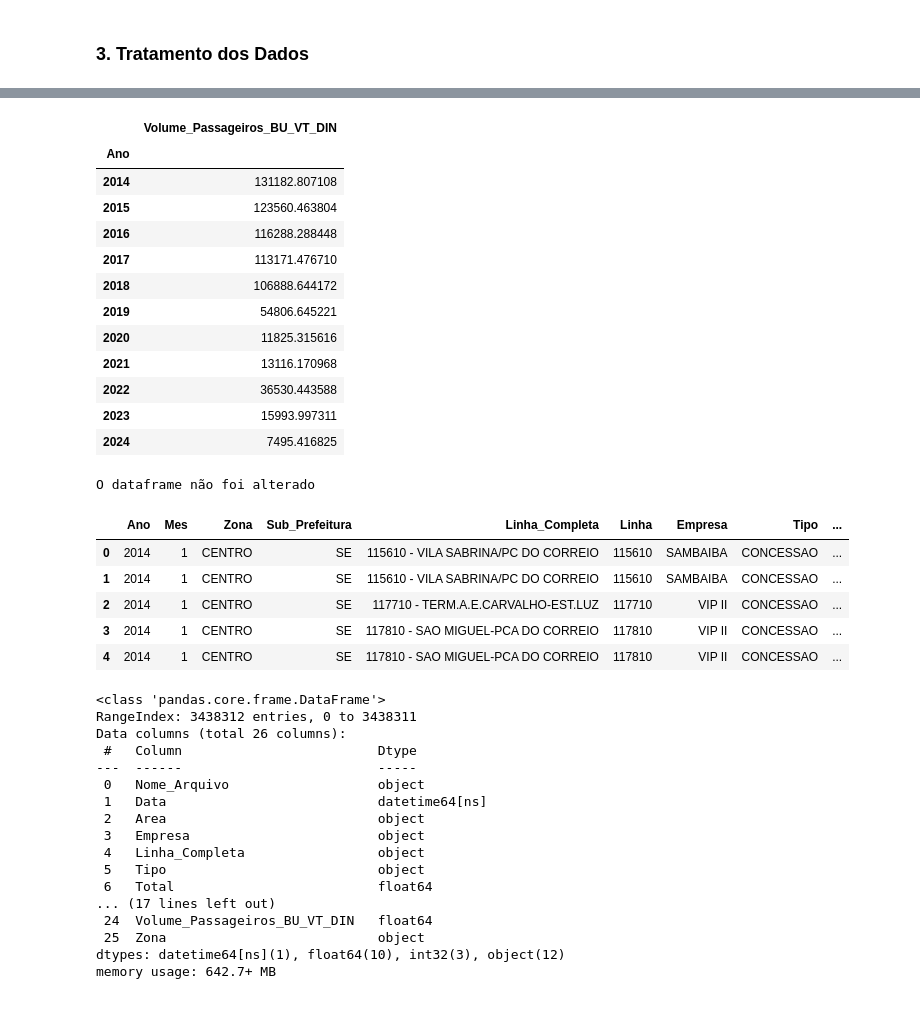
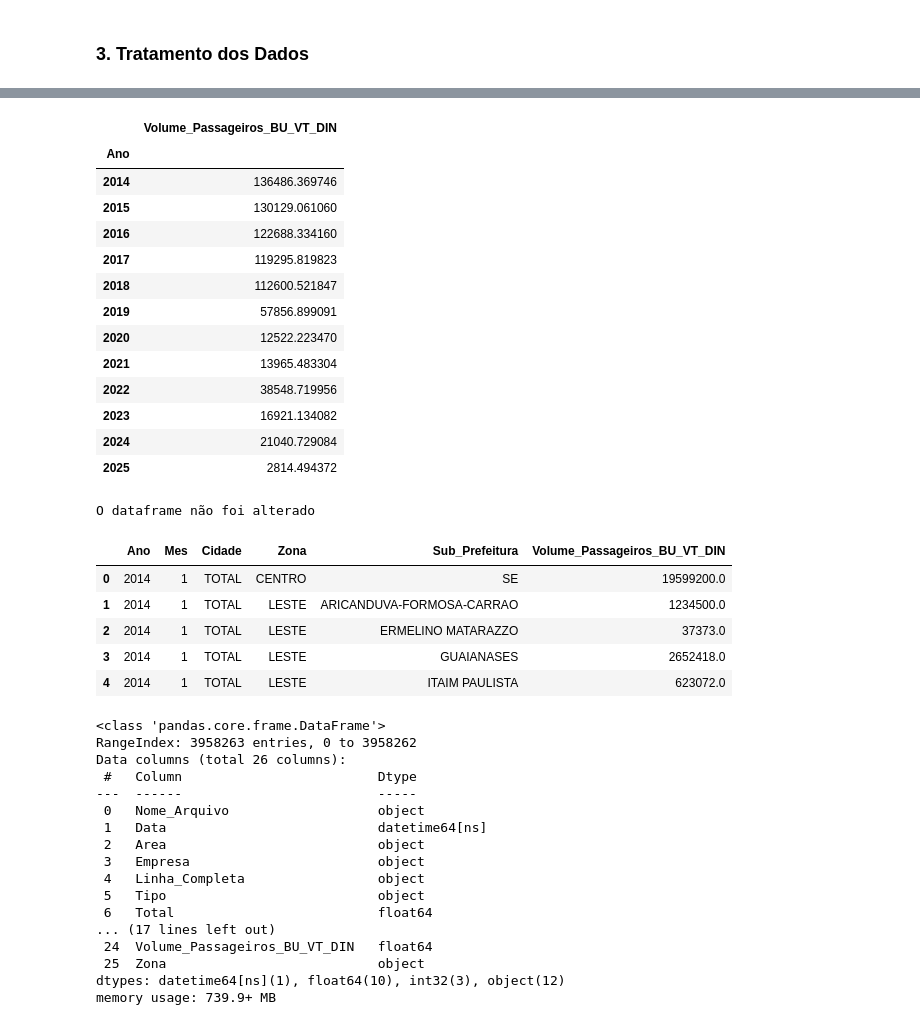
Before and after one commit to almeidaeas/labtransp, a Jupyter notebook: Fase2.1 - PreProcessamento.ipynb, the cells around one changed output, grey strips where cells are left out. Drawn from its saved outputs; the diff is of its cells as text; code cells hidden in the pictures.

```diff
--- a/Fase2.1 - PreProcessamento.ipynb
+++ b/Fase2.1 - PreProcessamento.ipynb
@@ -16,8 +16,8 @@ from sklearn.preprocessing import MinMaxScaler
 # %% [markdown]
 ### Variáveis de Configuração
 # %%
-local_origem = "C:/Lab Transp/Dados Processados/"
-local_destino = "C:/Lab Transp/Dados Processados/"
+local_origem = "C:\\Users\\f112596\\Desktop\\Projetos\\DO\\Lab Transp"
+local_destino = "C:\\Users\\f112596\\Desktop\\Projetos\\DO\\Lab Transp\\Dados Processados"
 
 data_inicio = "2014-01-01"
 data_fim = ""
@@ -261,9 +261,23 @@ class PreProcessamento:
 
         return df
 
+    def remove_outliers_interquartil(self, df, coluna):
+        Q1 = df[coluna].quantile(0.25)
+        Q3 = df[coluna].quantile(0.75)
+        IQR = Q3 - Q1
+        limite_inferior = Q1 - 1.5 * IQR
+        limite_superior = Q3 + 1.5 * IQR
+
+        return df[(df[coluna] > limite_inferior) & (df[coluna] < limite_superior)]
+
+
     def corrigir_outliers(self, df, coluna="Volume_Passageiros_BU_VT_DIN", metodo="interquartil"):
 
         if metodo.lower()=="interquartil":
+
+            df_sem_outliers = df.groupby('Linha').apply(lambda x: self.remove_outliers_interquartil(x, coluna)).reset_index(drop=True)
+
+            '''
             for i, linha in enumerate(np.unique(df['Linha'])):
 
                 #Definição dos Quartis
@@ -285,10 +299,12 @@ class PreProcessamento:
                     df_sem_outliers = df_final.drop(index=fora_limite_inferior)
                     df_sem_outliers.reset_index(drop=True, inplace=True)
                 else:
+                    df_sem_outliers.reset_index(drop=True, inplace=True)
                     df_sem_outliers = df_sem_outliers.drop(index=fora_limite_superior)
                     df_sem_outliers = df_sem_outliers.drop(index=fora_limite_inferior)
                     df_sem_outliers.reset_index(drop=True, inplace=True)
 
+            '''
 
         elif metodo.lower()=="zscore":
             z = np.abs(stats.zscore(df[coluna]))
@@ -520,17 +550,18 @@ df_final[['Ano', 'Volume_Passageiros_BU_VT_DIN']].groupby('Ano').sum('Volume_Pas
 # %% [output]
 |  | Volume_Passageiros_BU_VT_DIN |
 | Ano |  |
-| 2014 | 131182.807108 |
-| 2015 | 123560.463804 |
-| 2016 | 116288.288448 |
-| 2017 | 113171.476710 |
-| 2018 | 106888.644172 |
-| 2019 | 54806.645221 |
-| 2020 | 11825.315616 |
-| 2021 | 13116.170968 |
-| 2022 | 36530.443588 |
-| 2023 | 15993.997311 |
-| 2024 | 7495.416825 |
+| 2014 | 136486.369746 |
+| 2015 | 130129.061060 |
+| 2016 | 122688.334160 |
+| 2017 | 119295.819823 |
+| 2018 | 112600.521847 |
+| 2019 | 57856.899091 |
+| 2020 | 12522.223470 |
+| 2021 | 13965.483304 |
+| 2022 | 38548.719956 |
+| 2023 | 16921.134082 |
+| 2024 | 21040.729084 |
+| 2025 | 2814.494372 |
 # %%
 df_final = Pre_Process.transformacao_dados_(df_final,
                                             coluna="Volume_Passageiros_BU_VT_DIN",
@@ -540,12 +571,15 @@ df_final.reset_index(drop=True, inplace=True)
 # %% [output]
 O dataframe não foi alterado
 # %%
-df_final_agrupado_anomes = df_final[['Zona', 'Sub_Prefeitura', 'Linha_Completa', 'Linha', 'Empresa',  'Tipo',  'Nome_Ponto_Inicial', 'Volume_Passageiros_BU_VT_DIN', 'Ano', 'Mes']].groupby(['Ano', 'Mes', 'Zona', 'Sub_Prefeitura', 'Linha_Completa', 'Linha', 'Empresa',  'Tipo',  'Nome_Ponto_Inicial'], as_index=False).sum('Volume_Passageiros_BU_VT_DIN')
+df_final_agrupado_anomes = df_final[['Zona', 'Sub_Prefeitura', 'Volume_Passageiros_BU_VT_DIN', 'Ano', 'Mes']].groupby(['Ano', 'Mes', 'Zona', 'Sub_Prefeitura'], as_index=False).sum('Volume_Passageiros_BU_VT_DIN')
+df_final_agrupado_anomes['Cidade'] = 'TOTAL'
+df_final_agrupado_anomes = df_final_agrupado_anomes[['Ano', 'Mes', 'Cidade', 'Zona', 'Sub_Prefeitura', 'Volume_Passageiros_BU_VT_DIN']]
+
 df_final_agrupado_anomes.head()
 # %% [output]
-|  | Ano | Mes | Zona | Sub_Prefeitura | Linha_Completa | Linha | Empresa | Tipo | ... |
-| 0 | 2014 | 1 | CENTRO | SE | 115610 - VILA SABRINA/PC DO CORREIO | 115610 | SAMBAIBA | CONCESSAO | ... |
-| 1 | 2014 | 1 | CENTRO | SE | 115610 - VILA SABRINA/PC DO CORREIO | 115610 | SAMBAIBA | CONCESSAO | ... |
-| 2 | 2014 | 1 | CENTRO | SE | 117710 - TERM.A.E.CARVALHO-EST.LUZ | 117710 | VIP II | CONCESSAO | ... |
-| 3 | 2014 | 1 | CENTRO | SE | 117810 - SAO MIGUEL-PCA DO CORREIO | 117810 | VIP II | CONCESSAO | ... |
-| 4 | 2014 | 1 | CENTRO | SE | 117810 - SAO MIGUEL-PCA DO CORREIO | 117810 | VIP II | CONCESSAO | ... |
+|  | Ano | Mes | Cidade | Zona | Sub_Prefeitura | Volume_Passageiros_BU_VT_DIN |
+| 0 | 2014 | 1 | TOTAL | CENTRO | SE | 19599200.0 |
+| 1 | 2014 | 1 | TOTAL | LESTE | ARICANDUVA-FORMOSA-CARRAO | 1234500.0 |
+| 2 | 2014 | 1 | TOTAL | LESTE | ERMELINO MATARAZZO | 37373.0 |
+| 3 | 2014 | 1 | TOTAL | LESTE | GUAIANASES | 2652418.0 |
+| 4 | 2014 | 1 | TOTAL | LESTE | ITAIM PAULISTA | 623072.0 |
@@ -559,7 +591,7 @@ Manipulacao.salvar_arquivo(local_destino, df_final, 'df_final_tratado')
 df_final.info()
 # %% [output]
 <class 'pandas.core.frame.DataFrame'>
-RangeIndex: 3438312 entries, 0 to 3438311
+RangeIndex: 3958263 entries, 0 to 3958262
 Data columns (total 26 columns):
  #   Column                         Dtype
 ---  ------                         -----
@@ -574,4 +606,4 @@ Data columns (total 26 columns):
  24  Volume_Passageiros_BU_VT_DIN   float64
  25  Zona                           object
 dtypes: datetime64[ns](1), float64(10), int32(3), object(12)
-memory usage: 642.7+ MB
+memory usage: 739.9+ MB
```
Also changed, not shown: parts of 11 cells of this notebook.
